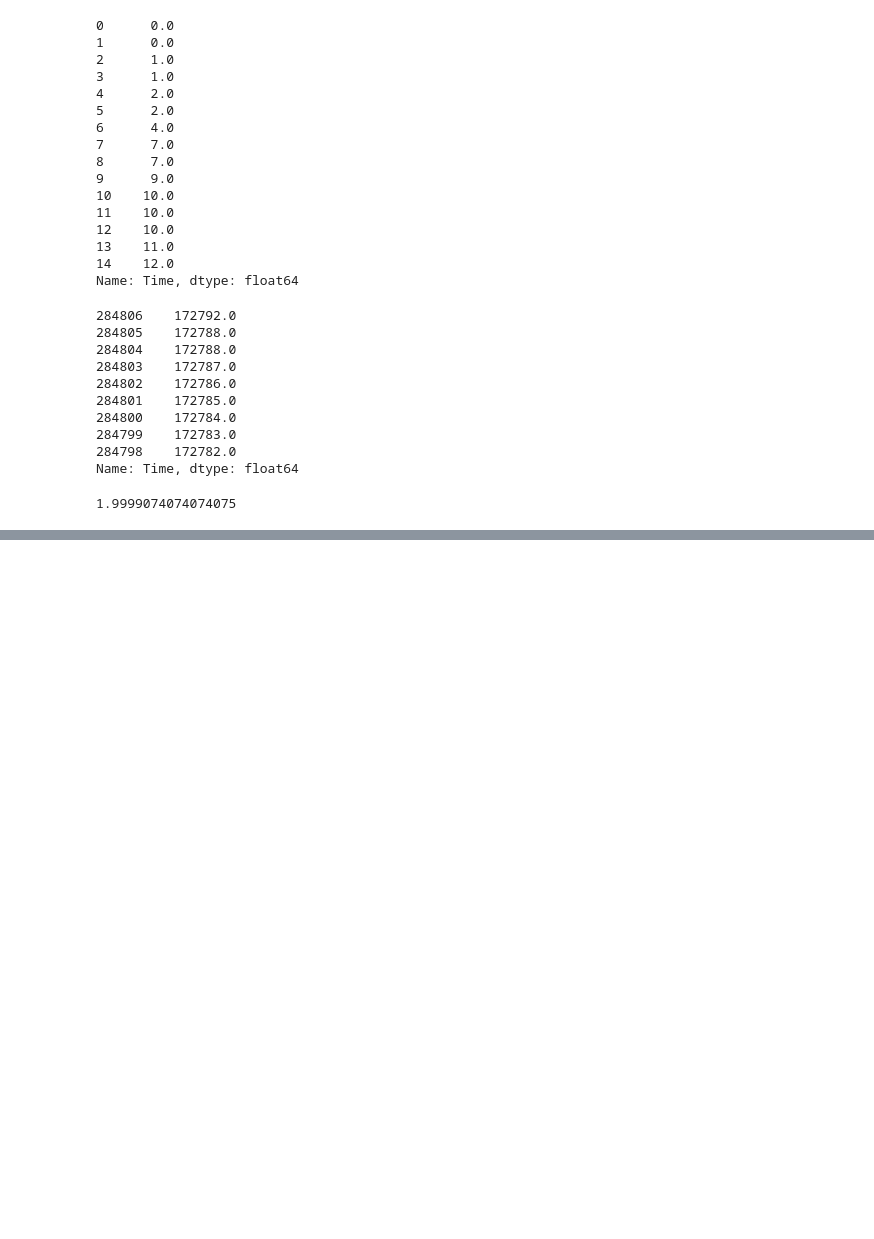
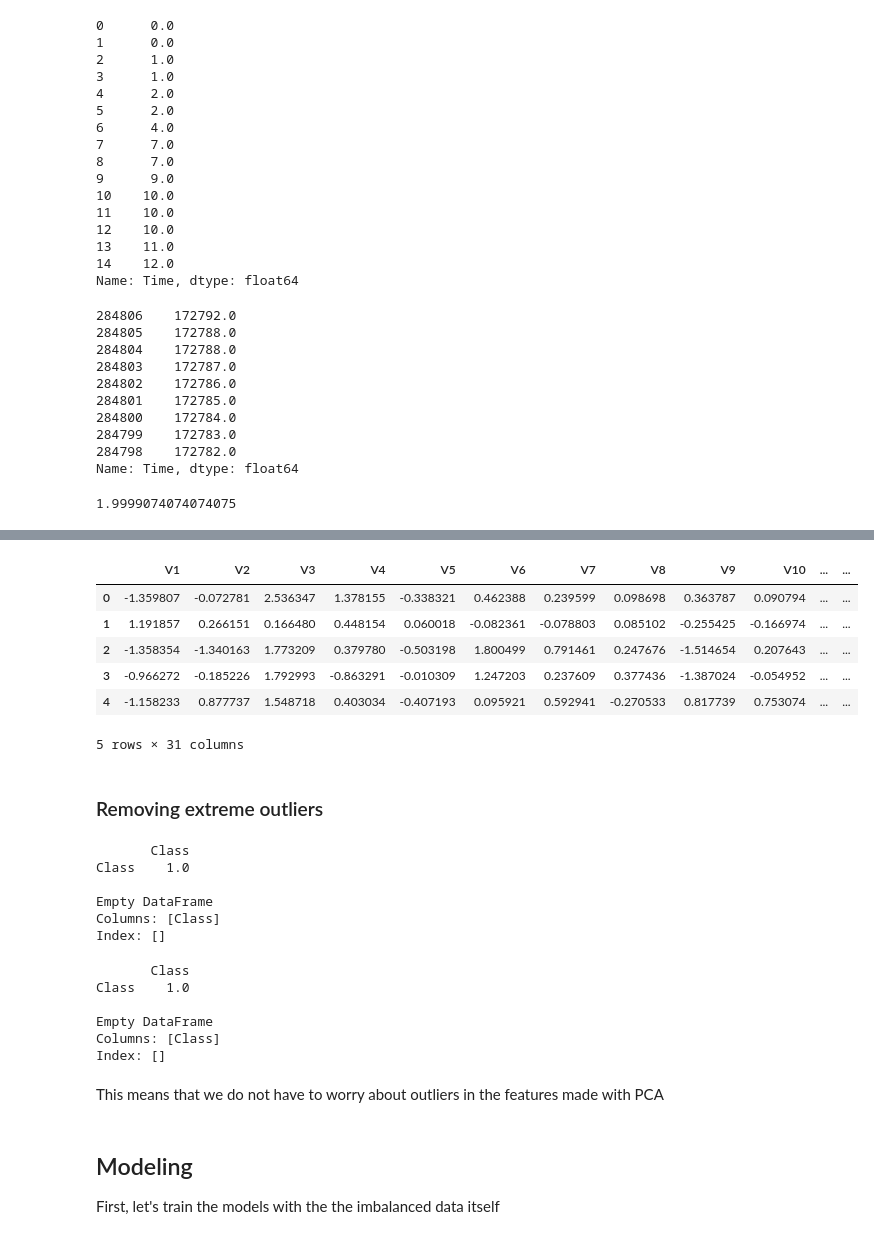
Before and after one commit to ij451r/Kaggle-Notebooks, a Jupyter notebook: creditcardfraud.ipynb, the cells around one changed output, grey strips where cells are left out. Cells and saved outputs as stored; diff of their text form; code cells hidden in the pictures; blank space fills up the shorter version.

```diff
--- a/creditcardfraud.ipynb
+++ b/creditcardfraud.ipynb
@@ -194,0 +236,54 @@ fraud_df_copy.head()
+# %%
+from sklearn.preprocessing import StandardScaler
+time_scaler = StandardScaler()
+scaled_time = time_scaler.fit_transform(fraud_df[['Time']])
+
+amount_scaler = StandardScaler()
+scaled_amount = amount_scaler.fit_transform(fraud_df[['Time']])
+# %%
+fraud_df['Scaled Time'] = scaled_time
+fraud_df['Scaled Amount'] = scaled_amount
+fraud_df.drop(['Amount', 'Time'], axis=1, inplace=True)
+fraud_df.head()
+# %% [output]
+|  | V1 | V2 | V3 | V4 | V5 | V6 | V7 | V8 | V9 | V10 | ... | ... |
+| 0 | -1.359807 | -0.072781 | 2.536347 | 1.378155 | -0.338321 | 0.462388 | 0.239599 | 0.098698 | 0.363787 | 0.090794 | ... | ... |
+| 1 | 1.191857 | 0.266151 | 0.166480 | 0.448154 | 0.060018 | -0.082361 | -0.078803 | 0.085102 | -0.255425 | -0.166974 | ... | ... |
+| 2 | -1.358354 | -1.340163 | 1.773209 | 0.379780 | -0.503198 | 1.800499 | 0.791461 | 0.247676 | -1.514654 | 0.207643 | ... | ... |
+| 3 | -0.966272 | -0.185226 | 1.792993 | -0.863291 | -0.010309 | 1.247203 | 0.237609 | 0.377436 | -1.387024 | -0.054952 | ... | ... |
+| 4 | -1.158233 | 0.877737 | 1.548718 | 0.403034 | -0.407193 | 0.095921 | 0.592941 | -0.270533 | 0.817739 | 0.753074 | ... | ... |
+5 rows × 31 columns
+# %% [markdown]
+### Removing extreme outliers
+# %%
+corrmat = corrmat[["Class"]]
+print(corrmat[corrmat.Class>0.5])
+print()
+print(corrmat[corrmat.Class<-0.5])
+# %% [output]
+       Class
+Class    1.0
+
+Empty DataFrame
+Columns: [Class]
+Index: []
+# %%
+#Eventhough the sample does not show any strong correlation let's try again with the whole data
+corrmat = fraud_df.corr()
+corrmat = corrmat[["Class"]]
+print(corrmat[corrmat.Class>0.5])
+print()
+print(corrmat[corrmat.Class<-0.5])
+# %% [output]
+       Class
+Class    1.0
+
+Empty DataFrame
+Columns: [Class]
+Index: []
+# %% [markdown]
+This means that we do not have to worry about outliers in the features made with PCA
+# %% [markdown]
+## Modeling
+
+First, let's train the models with the the imbalanced data itself
```
Also changed, not shown: parts of 39 cells of this notebook.
